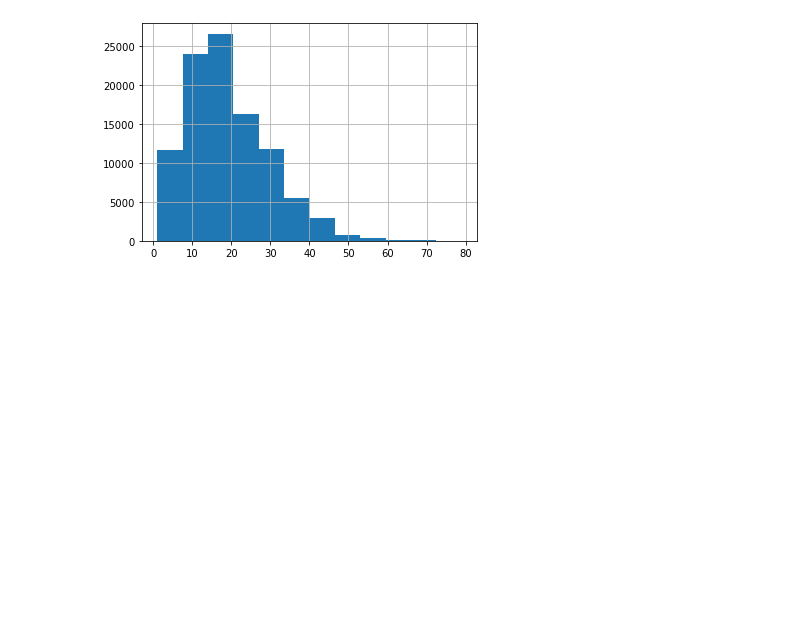
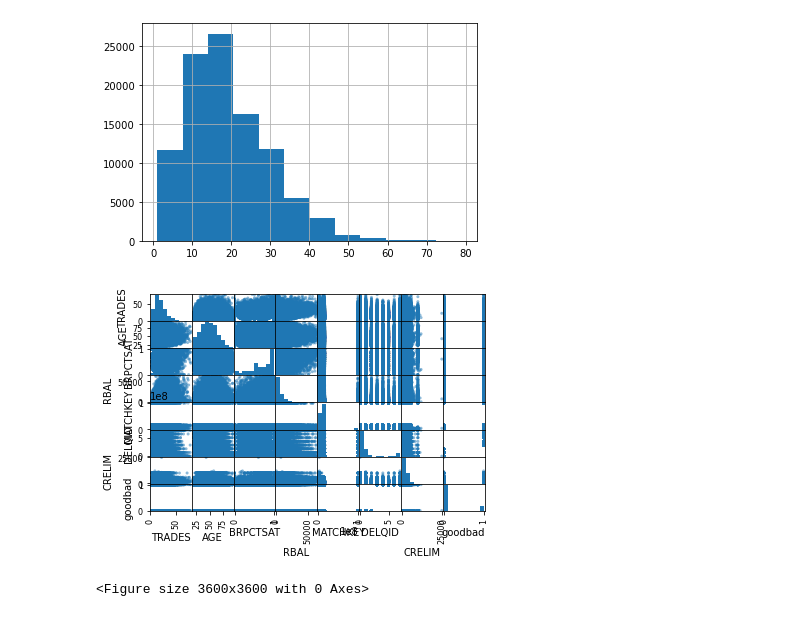
Before and after one commit to vidur2/Internship-Data-Science, a Jupyter notebook: Jupyter Notebook Files/Pandas Usage in ipynb.ipynb, the cells around one changed output. Saved outputs shown, nothing was run; the diff lists cells and outputs as text; code cells hidden in the pictures; blank space fills up the shorter version.

```diff
--- a/Jupyter Notebook Files/Pandas Usage in ipynb.ipynb
+++ b/Jupyter Notebook Files/Pandas Usage in ipynb.ipynb
@@ -157,3 +139,8 @@ nonDiscreetDataFrame['TRADES'].hist(bins=12)
 # %% [output]
 <matplotlib.axes._subplots.AxesSubplot at 0x...>
 [figure]
+# %%
+scatter_matrix(data)
+# %% [output]
+[figure, added]
+<Figure size 3600x3600 with 0 Axes>
```
Also changed, not shown: parts of 8 cells of this notebook.
